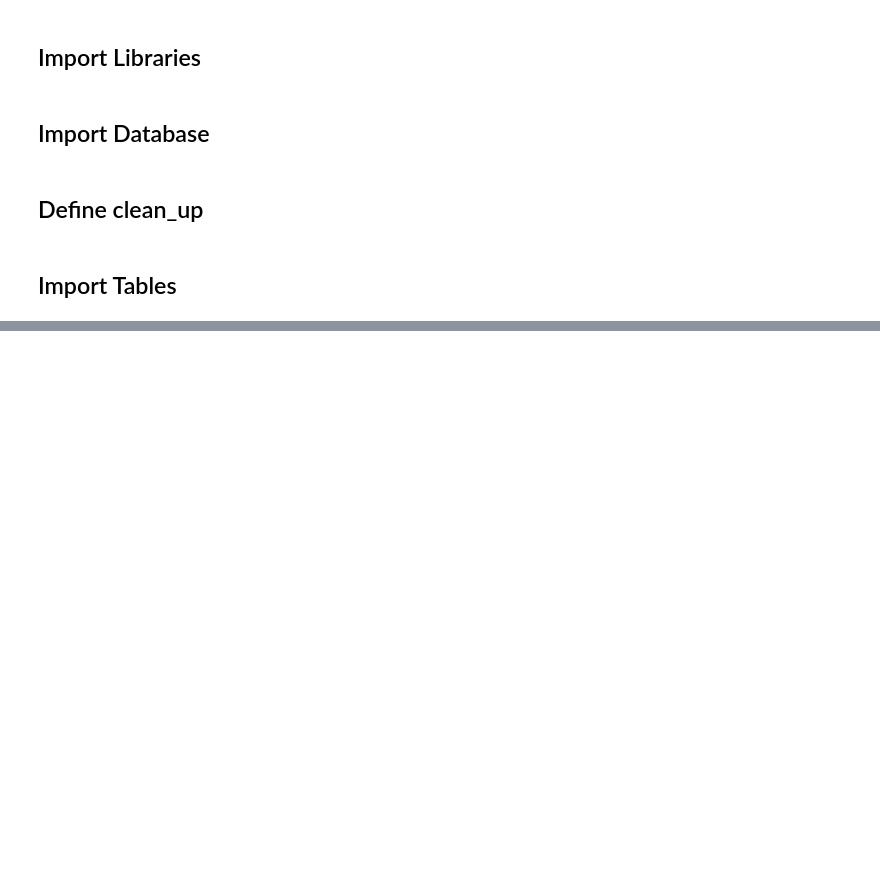
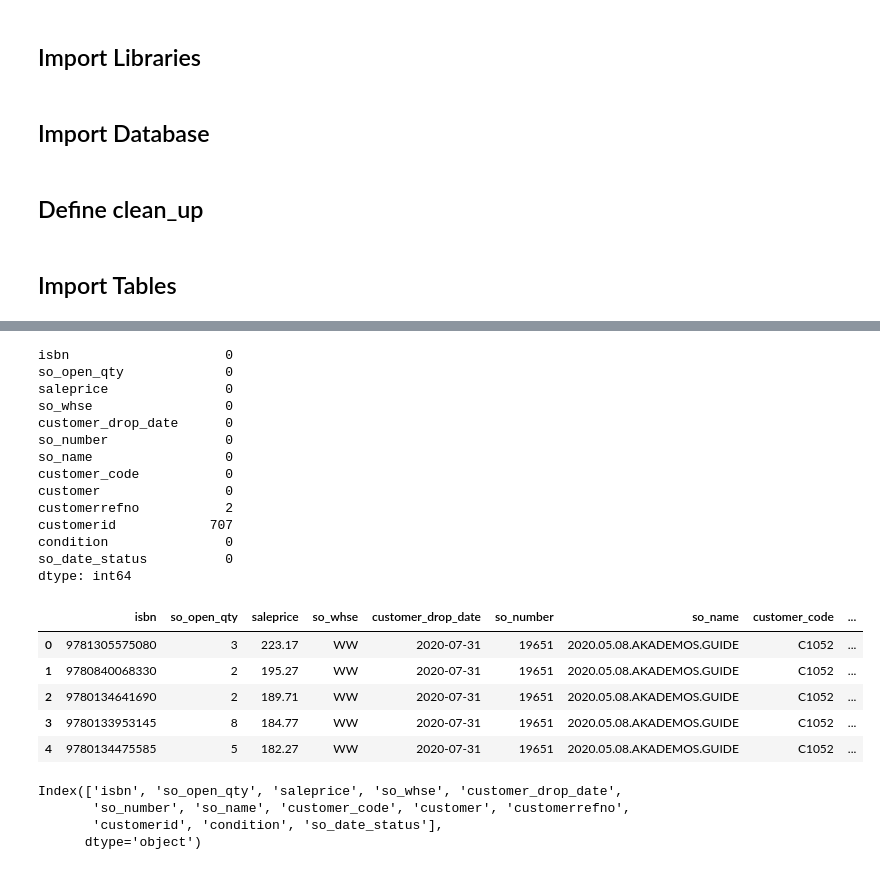
Before and after one commit to JoseRMatos/best_supplier, a Jupyter notebook: open_demand_V1.ipynb, the cells around one changed output, grey strips where cells are left out. Drawn from its saved outputs; the diff is of its cells as text; code cells hidden in the pictures; blank space fills up the shorter version.

```diff
--- a/open_demand_V1.ipynb
+++ b/open_demand_V1.ipynb
@@ -182,14 +249,39 @@ po.head()
 # %%
 so = pd.read_sql(SO_sql, prod_db)
 so.columns = map(str.lower, so.columns)
-so.rename(columns={'openquantity': 'so_open_qty','warehousecode':'so_whse','customerorvendorname': 'customer', 'customerorvendorcode': 'customer_code', 'deliverydate' : 'customer_drop_date', 'documentnumber': 'so_number', 'documentname': 'so_name','deliverystatus': 'so_date_status'}, inplace = True)
 for col in ['isbn', 'so_whse', 'so_name', 'customer', 'customer_code', 'condition', 'so_date_status']:
     so[col] = so.apply(lambda x: clean_up(x[col]), axis =1)
 print(so.isna().sum())
 so.sort_values(['saleprice', 'customer_drop_date'], ascending=[False,True], inplace=True, ignore_index=True)
 so.head()
+# %% [output]
+isbn                    0
+so_open_qty             0
+saleprice               0
+so_whse                 0
+customer_drop_date      0
+so_number               0
+so_name                 0
+customer_code           0
+customer                0
+customerrefno           2
+customerid            707
+condition               0
+so_date_status          0
+dtype: int64
+|  | isbn | so_open_qty | saleprice | so_whse | customer_drop_date | so_number | so_name | customer_code | ... |
+| 0 | 9781305575080 | 3 | 223.17 | WW | 2020-07-31 | 19651 | 2020.05.08.AKADEMOS.GUIDE | C1052 | ... |
+| 1 | 9780840068330 | 2 | 195.27 | WW | 2020-07-31 | 19651 | 2020.05.08.AKADEMOS.GUIDE | C1052 | ... |
+| 2 | 9780134641690 | 2 | 189.71 | WW | 2020-07-31 | 19651 | 2020.05.08.AKADEMOS.GUIDE | C1052 | ... |
+| 3 | 9780133953145 | 8 | 184.77 | WW | 2020-07-31 | 19651 | 2020.05.08.AKADEMOS.GUIDE | C1052 | ... |
+| 4 | 9780134475585 | 5 | 182.27 | WW | 2020-07-31 | 19651 | 2020.05.08.AKADEMOS.GUIDE | C1052 | ... |
 # %%
 so.columns
+# %% [output]
+Index(['isbn', 'so_open_qty', 'saleprice', 'so_whse', 'customer_drop_date',
+       'so_number', 'so_name', 'customer_code', 'customer', 'customerrefno',
+       'customerid', 'condition', 'so_date_status'],
+      dtype='object')
 # %%
 #ALLOCATE RECEIVED inventory_ww INTO THE
 inv_so = pd.DataFrame()
```
Also changed, not shown: parts of 8 cells of this notebook.
